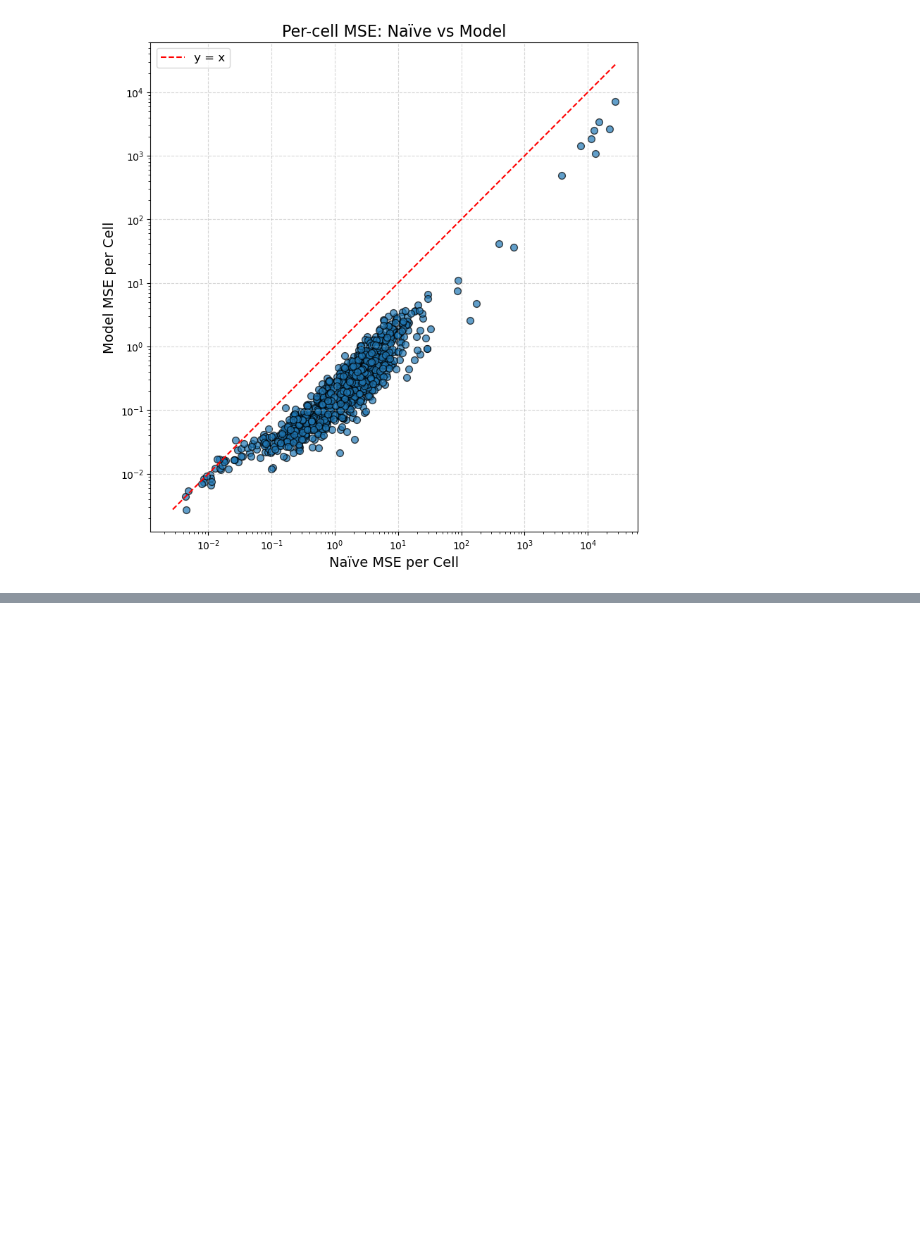
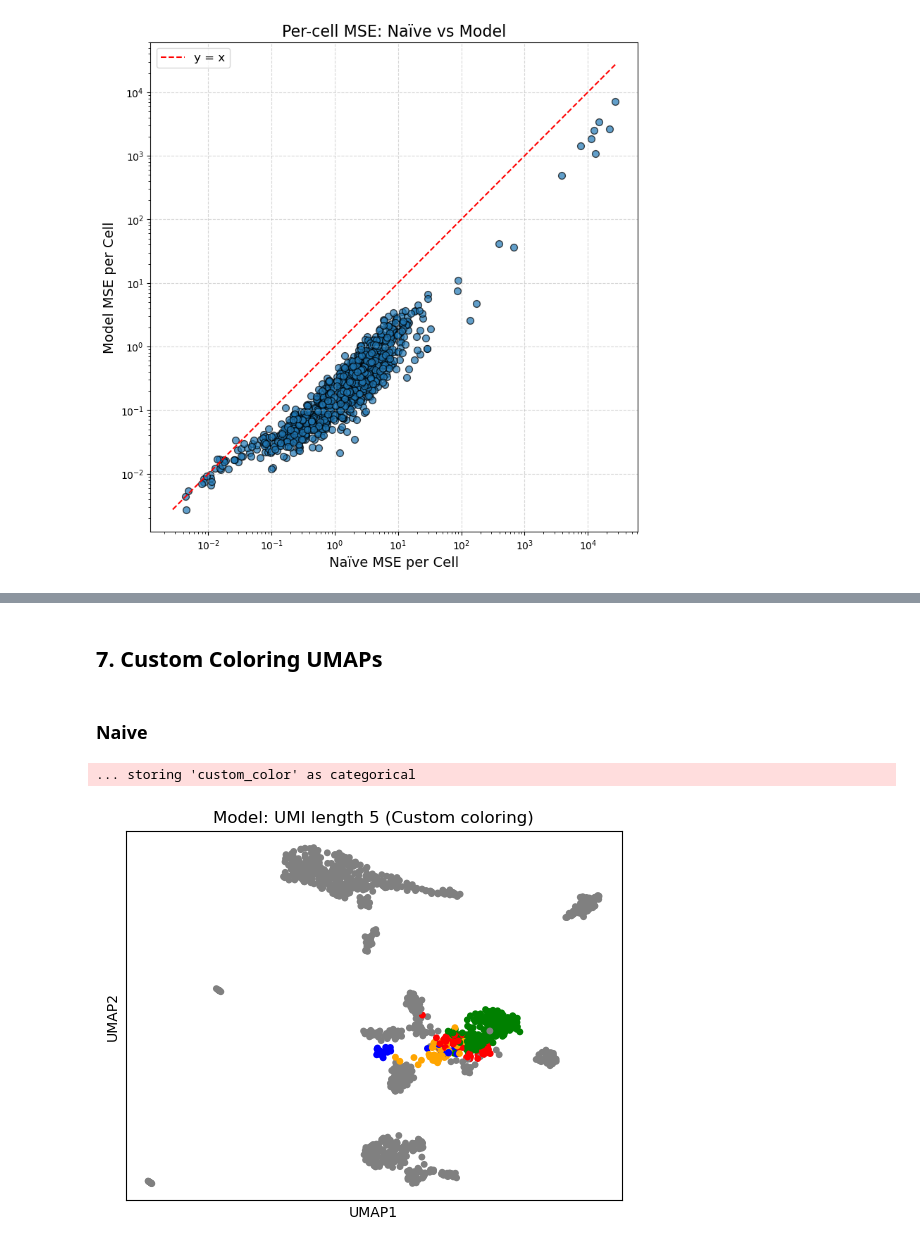
Before and after one commit to agdylan/minimal_UMIs, a Jupyter notebook: plots.ipynb, the cells around one changed output, grey strips where cells are left out. Saved outputs shown, nothing was run; the diff lists cells and outputs as text; code cells hidden in the pictures; blank space fills up the shorter version.

```diff
--- a/plots.ipynb
+++ b/plots.ipynb
@@ -336,0 +694,67 @@ AnnData object with n_obs × n_vars = 1232 × 28226
+# %% [markdown]
+## 7. Custom Coloring UMAPs
+# %% [markdown]
+### Naive
+# %%
+import os
+import scanpy as sc
+import celltypist
+
+# Define UMI length to analyze
+j = 5  # <-- Change this to any UMI length you want (1 to 12)
+
+
+# Convert predictions to AnnData and compute UMAP
+annotated_adata = sc.read_h5ad(f"/data/dagyeman/cellranger/bam_file_analysis/1k_PBMCs/ub_objects/adata_matrices/cell_annotations/annotated_adata_matrices/annotated_adata_{j}.h5ad")
+sc.tl.umap(annotated_adata)
+
+# Load the reference annotation (UMI length 12)
+reference_adata = sc.read_h5ad("/data/dagyeman/cellranger/bam_file_analysis/1k_PBMCs/ub_objects/adata_matrices/cell_annotations/annotated_adata_matrices/annotated_adata_12.h5ad")
+reference_labels = reference_adata.obs['majority_voting']
+
+# Assign ground truth labels from UMI-12 reference
+annotated_adata.obs['reference_label'] = reference_labels.reindex(annotated_adata.obs_names)
+
+# Define custom coloring logic
+def assign_color(row):
+    gt = row['reference_label']
+    pred = row['majority_voting']
+
+    if gt == "CD4.Naive":
+        if pred == "CD4.Naive":
+            return "CD4.Naive_correct"
+        else:
+            return "CD4.Naive_incorrect"
+    elif gt == "gdT":
+        if pred == "gdT":
+            return "gdT_correct"
+        else:
+            return "gdT_incorrect"
+
+    return "Other"
+
+# Apply coloring
+annotated_adata.obs['custom_color'] = annotated_adata.obs.apply(assign_color, axis=1)
+
+# Define the color palette
+custom_palette = {
+    "CD4.Naive_correct": "green",
+    "gdT_correct": "blue",
+    "CD4.Naive_incorrect": "red",
+    "gdT_incorrect": "orange",
+    "Other": "gray"
+}
+
+# Plot the UMAP
+sc.pl.umap(
+    annotated_adata,
+    color='custom_color',
+    palette=custom_palette,
+    legend_loc=None,  # <--- removes labels from appearing on the plot
+    title=f"Model: UMI length {j} (Custom coloring)",
+    show=True,
+    # save=f"_u{j}_custom_color.png"
+)
+# %% [output]
+... storing 'custom_color' as categorical
+[figure, added]
```
Also changed, not shown: parts of 10 cells of this notebook, 27 other files.
